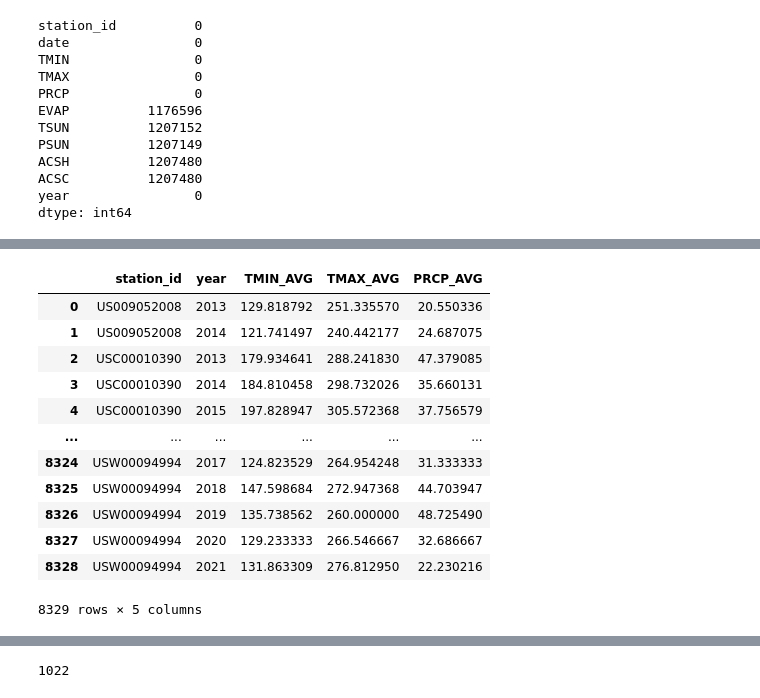
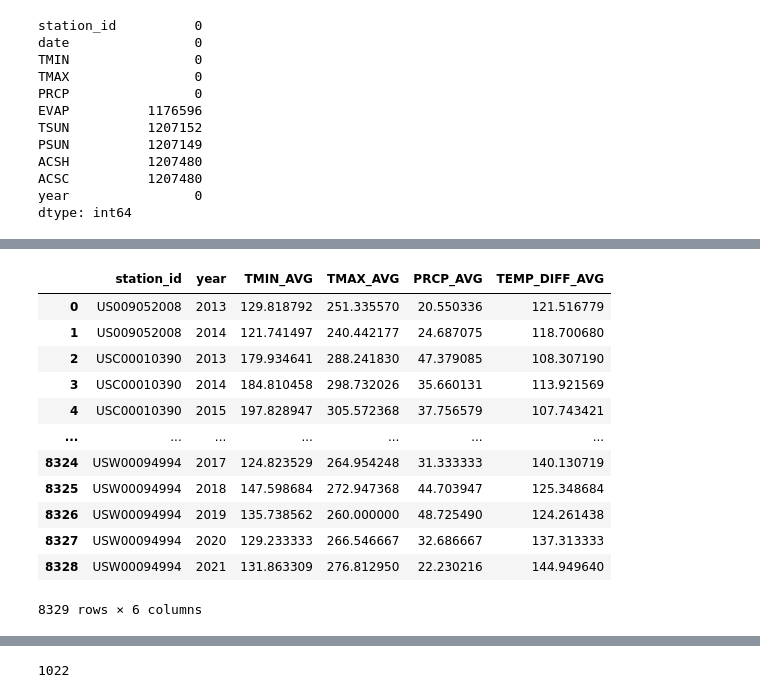
Before and after one commit to eric1650/w203_lab2, a Jupyter notebook: pumpkins/data_preparation.ipynb, the cells around one changed output, grey strips where cells are left out. Drawn from its saved outputs; the diff is of its cells as text; code cells hidden in the pictures.

Commit message:
added additional weather variables (EE)

```diff
--- a/pumpkins/data_preparation.ipynb
+++ b/pumpkins/data_preparation.ipynb
@@ -1199,0 +1204,3 @@ dtype: int64
+# %%
+weather["TEMP_DIFF"] = weather["TMAX"] - weather["TMIN"]
+weather
@@ -1199,0 +1233,20 @@ dtype: int64
+# %%
+def below_max(TMAX):
+    if TMAX < 350:
+        return True
+    else:
+        return False
+
+def above_min(TMAX):
+    if TMAX > 183:
+        return True
+    else:
+        return False
+
+weather["TEMP_BELOW_MAX"] = weather.TMAX.apply(below_max)
+weather["TEMP_ABOVE_MIN"] = weather.TMAX.apply(above_min)
+
+print(weather.TEMP_BELOW_MAX.value_counts())
+print(weather.TEMP_ABOVE_MIN.value_counts())
+
+weather
@@ -1200,31 +1273,33 @@ dtype: int64
 # %%
 weather_avg = weather.groupby(["station_id","year"]).agg({
     "TMIN" : "mean",
     "TMAX" : "mean",
-    "PRCP" : "mean"
+    "PRCP" : "mean",
+    "TEMP_DIFF" : "mean",
 }).reset_index()
 
 weather_avg.rename(columns={
     "TMIN" : "TMIN_AVG",
     "TMAX" : "TMAX_AVG",
-    "PRCP" : "PRCP_AVG"
+    "PRCP" : "PRCP_AVG",
+    "TEMP_DIFF" : "TEMP_DIFF_AVG"
 }, inplace=True)
 
 weather_avg
 # %% [output]
-|  | station_id | year | TMIN_AVG | TMAX_AVG | PRCP_AVG |
-| 0 | US009052008 | 2013 | 129.818792 | 251.335570 | 20.550336 |
-| 1 | US009052008 | 2014 | 121.741497 | 240.442177 | 24.687075 |
-| 2 | USC00010390 | 2013 | 179.934641 | 288.241830 | 47.379085 |
-| 3 | USC00010390 | 2014 | 184.810458 | 298.732026 | 35.660131 |
-| 4 | USC00010390 | 2015 | 197.828947 | 305.572368 | 37.756579 |
-| ... | ... | ... | ... | ... | ... |
-| 8324 | USW00094994 | 2017 | 124.823529 | 264.954248 | 31.333333 |
-| 8325 | USW00094994 | 2018 | 147.598684 | 272.947368 | 44.703947 |
-| 8326 | USW00094994 | 2019 | 135.738562 | 260.000000 | 48.725490 |
-| 8327 | USW00094994 | 2020 | 129.233333 | 266.546667 | 32.686667 |
-| 8328 | USW00094994 | 2021 | 131.863309 | 276.812950 | 22.230216 |
+|  | station_id | year | TMIN_AVG | TMAX_AVG | PRCP_AVG | TEMP_DIFF_AVG |
+| 0 | US009052008 | 2013 | 129.818792 | 251.335570 | 20.550336 | 121.516779 |
+| 1 | US009052008 | 2014 | 121.741497 | 240.442177 | 24.687075 | 118.700680 |
+| 2 | USC00010390 | 2013 | 179.934641 | 288.241830 | 47.379085 | 108.307190 |
+| 3 | USC00010390 | 2014 | 184.810458 | 298.732026 | 35.660131 | 113.921569 |
+| 4 | USC00010390 | 2015 | 197.828947 | 305.572368 | 37.756579 | 107.743421 |
+| ... | ... | ... | ... | ... | ... | ... |
+| 8324 | USW00094994 | 2017 | 124.823529 | 264.954248 | 31.333333 | 140.130719 |
+| 8325 | USW00094994 | 2018 | 147.598684 | 272.947368 | 44.703947 | 125.348684 |
+| 8326 | USW00094994 | 2019 | 135.738562 | 260.000000 | 48.725490 | 124.261438 |
+| 8327 | USW00094994 | 2020 | 129.233333 | 266.546667 | 32.686667 | 137.313333 |
+| 8328 | USW00094994 | 2021 | 131.863309 | 276.812950 | 22.230216 | 144.949640 |
-8329 rows × 5 columns
+8329 rows × 6 columns
 # %%
 weather_stdev = weather.groupby(["station_id","year"]).agg({
     "TMIN" : "std",
```
Also changed, not shown: parts of 11 cells of this notebook, 3 other files.
